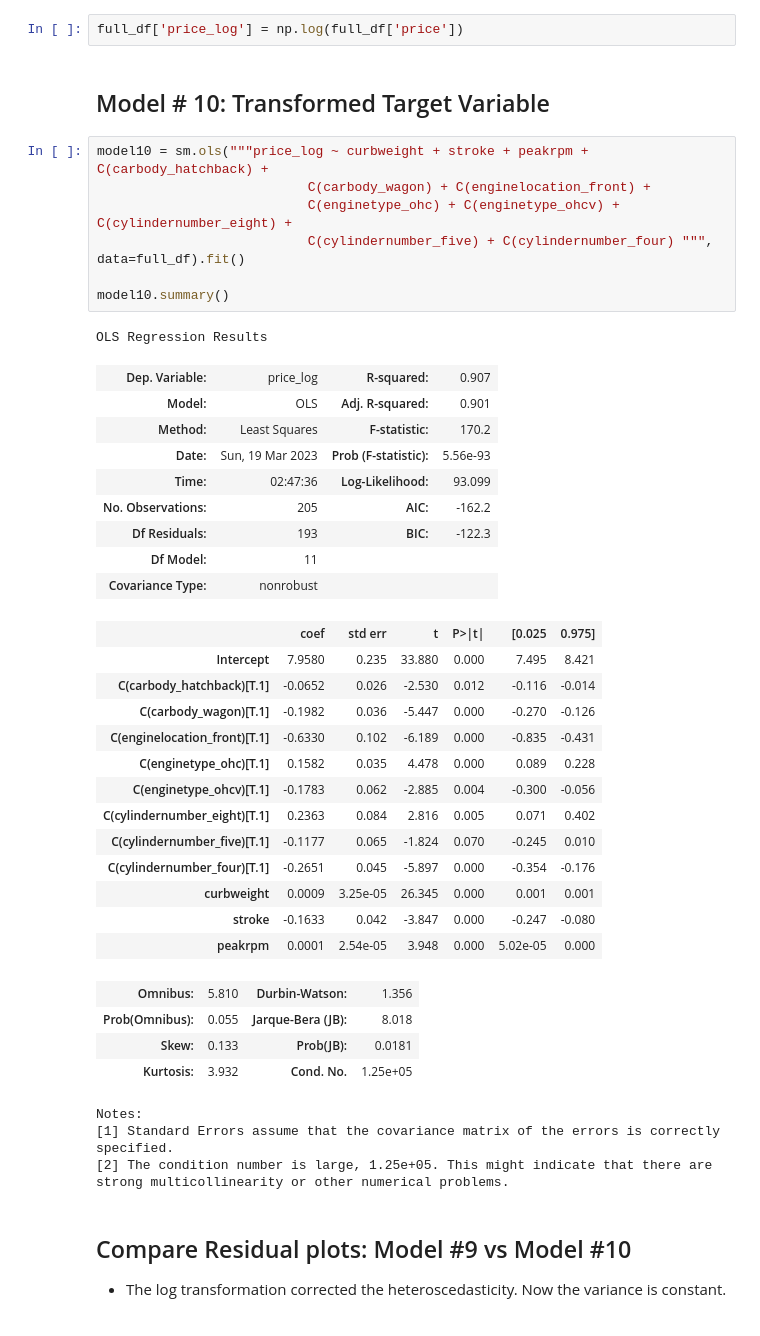
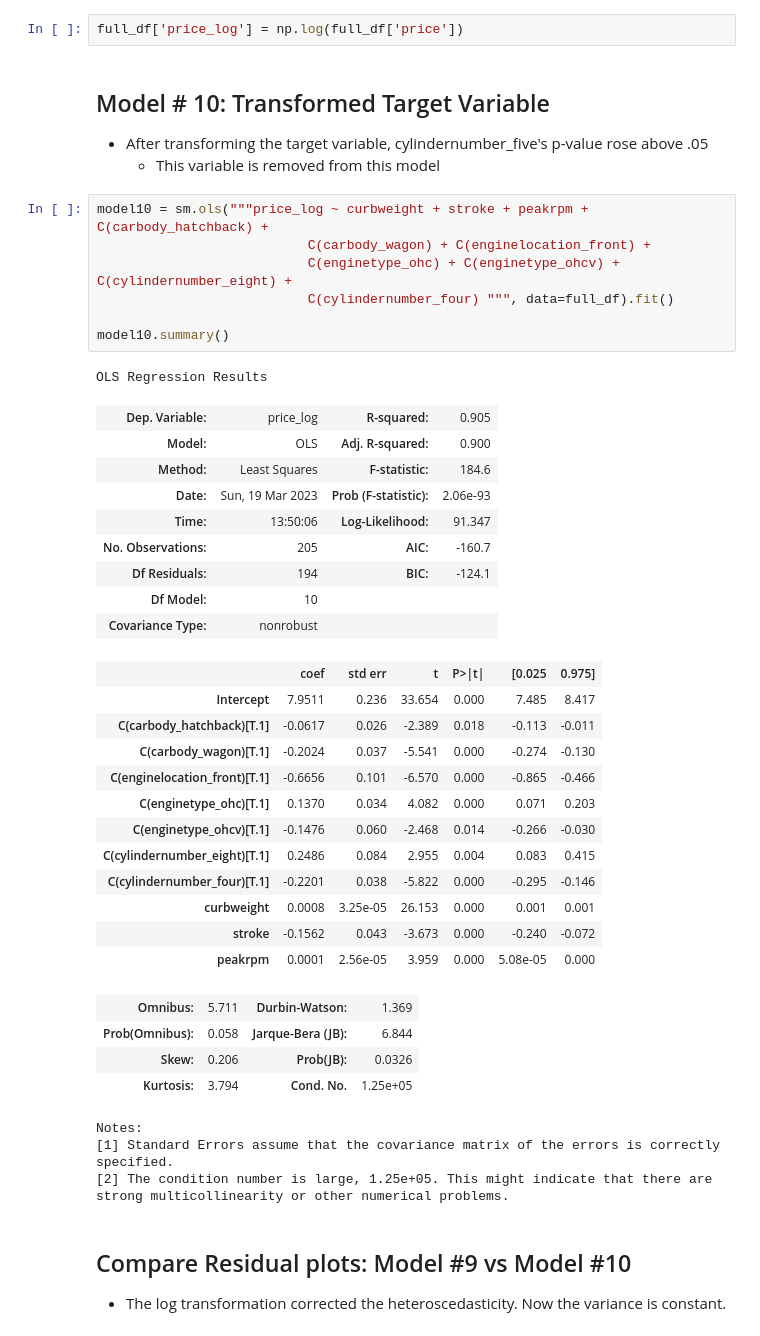
Before and after one commit to ShaneJett-DS/car_price_prediction, a Jupyter notebook: price_prediction.ipynb, the cells around one changed output. Drawn from its saved outputs; the diff is of its cells as text.

```diff
--- a/price_prediction.ipynb
+++ b/price_prediction.ipynb
@@ -814,43 +814,44 @@ Text(0.5, 1.0, 'Correlation Matrix Heatmap')
 * price_log = natural log of (price)
 # %%
 full_df['price_log'] = np.log(full_df['price'])
-# %% [markdown]
-## Model # 10: Transformed Target Variable
+# %% [markdown]
+## Model # 10: Transformed Target Variable
+* After transforming the target variable, cylindernumber_five's p-value rose above .05
+    * This variable is removed from this model
 # %%
 model10 = sm.ols("""price_log ~ curbweight + stroke + peakrpm + C(carbody_hatchback) +
                            C(carbody_wagon) + C(enginelocation_front) +
                            C(enginetype_ohc) + C(enginetype_ohcv) + C(cylindernumber_eight) +
-                           C(cylindernumber_five) + C(cylindernumber_four) """, data=full_df).fit()
+                           C(cylindernumber_four) """, data=full_df).fit()
 
 model10.summary()
 # %% [output]
 OLS Regression Results
-| Dep. Variable: | price_log | R-squared: | 0.907 |
-| Model: | OLS | Adj. R-squared: | 0.901 |
-| Method: | Least Squares | F-statistic: | 170.2 |
-| Date: | Sun, 19 Mar 2023 | Prob (F-statistic): | 5.56e-93 |
-| Time: | 02:47:36 | Log-Likelihood: | 93.099 |
-| No. Observations: | 205 | AIC: | -162.2 |
-| Df Residuals: | 193 | BIC: | -122.3 |
-| Df Model: | 11 |  |  |
+| Dep. Variable: | price_log | R-squared: | 0.905 |
+| Model: | OLS | Adj. R-squared: | 0.900 |
+| Method: | Least Squares | F-statistic: | 184.6 |
+| Date: | Sun, 19 Mar 2023 | Prob (F-statistic): | 2.06e-93 |
+| Time: | 13:50:06 | Log-Likelihood: | 91.347 |
+| No. Observations: | 205 | AIC: | -160.7 |
+| Df Residuals: | 194 | BIC: | -124.1 |
+| Df Model: | 10 |  |  |
 | Covariance Type: | nonrobust |  |  |
 |  | coef | std err | t | P>|t| | [0.025 | 0.975] |
-| Intercept | 7.9580 | 0.235 | 33.880 | 0.000 | 7.495 | 8.421 |
-| C(carbody_hatchback)[T.1] | -0.0652 | 0.026 | -2.530 | 0.012 | -0.116 | -0.014 |
-| C(carbody_wagon)[T.1] | -0.1982 | 0.036 | -5.447 | 0.000 | -0.270 | -0.126 |
-| C(enginelocation_front)[T.1] | -0.6330 | 0.102 | -6.189 | 0.000 | -0.835 | -0.431 |
-| C(enginetype_ohc)[T.1] | 0.1582 | 0.035 | 4.478 | 0.000 | 0.089 | 0.228 |
-| C(enginetype_ohcv)[T.1] | -0.1783 | 0.062 | -2.885 | 0.004 | -0.300 | -0.056 |
-| C(cylindernumber_eight)[T.1] | 0.2363 | 0.084 | 2.816 | 0.005 | 0.071 | 0.402 |
-| C(cylindernumber_five)[T.1] | -0.1177 | 0.065 | -1.824 | 0.070 | -0.245 | 0.010 |
-| C(cylindernumber_four)[T.1] | -0.2651 | 0.045 | -5.897 | 0.000 | -0.354 | -0.176 |
-| curbweight | 0.0009 | 3.25e-05 | 26.345 | 0.000 | 0.001 | 0.001 |
-| stroke | -0.1633 | 0.042 | -3.847 | 0.000 | -0.247 | -0.080 |
-| peakrpm | 0.0001 | 2.54e-05 | 3.948 | 0.000 | 5.02e-05 | 0.000 |
+| Intercept | 7.9511 | 0.236 | 33.654 | 0.000 | 7.485 | 8.417 |
+| C(carbody_hatchback)[T.1] | -0.0617 | 0.026 | -2.389 | 0.018 | -0.113 | -0.011 |
+| C(carbody_wagon)[T.1] | -0.2024 | 0.037 | -5.541 | 0.000 | -0.274 | -0.130 |
+| C(enginelocation_front)[T.1] | -0.6656 | 0.101 | -6.570 | 0.000 | -0.865 | -0.466 |
+| C(enginetype_ohc)[T.1] | 0.1370 | 0.034 | 4.082 | 0.000 | 0.071 | 0.203 |
+| C(enginetype_ohcv)[T.1] | -0.1476 | 0.060 | -2.468 | 0.014 | -0.266 | -0.030 |
+| C(cylindernumber_eight)[T.1] | 0.2486 | 0.084 | 2.955 | 0.004 | 0.083 | 0.415 |
+| C(cylindernumber_four)[T.1] | -0.2201 | 0.038 | -5.822 | 0.000 | -0.295 | -0.146 |
+| curbweight | 0.0008 | 3.25e-05 | 26.153 | 0.000 | 0.001 | 0.001 |
+| stroke | -0.1562 | 0.043 | -3.673 | 0.000 | -0.240 | -0.072 |
+| peakrpm | 0.0001 | 2.56e-05 | 3.959 | 0.000 | 5.08e-05 | 0.000 |
-| Omnibus: | 5.810 | Durbin-Watson: | 1.356 |
-| Prob(Omnibus): | 0.055 | Jarque-Bera (JB): | 8.018 |
-| Skew: | 0.133 | Prob(JB): | 0.0181 |
-| Kurtosis: | 3.932 | Cond. No. | 1.25e+05 |
+| Omnibus: | 5.711 | Durbin-Watson: | 1.369 |
+| Prob(Omnibus): | 0.058 | Jarque-Bera (JB): | 6.844 |
+| Skew: | 0.206 | Prob(JB): | 0.0326 |
+| Kurtosis: | 3.794 | Cond. No. | 1.25e+05 |
 Notes:
 [1] Standard Errors assume that the covariance matrix of the errors is correctly specified.
 [2] The condition number is large, 1.25e+05. This might indicate that there are
```
Also changed, not shown: parts of 6 cells of this notebook.
